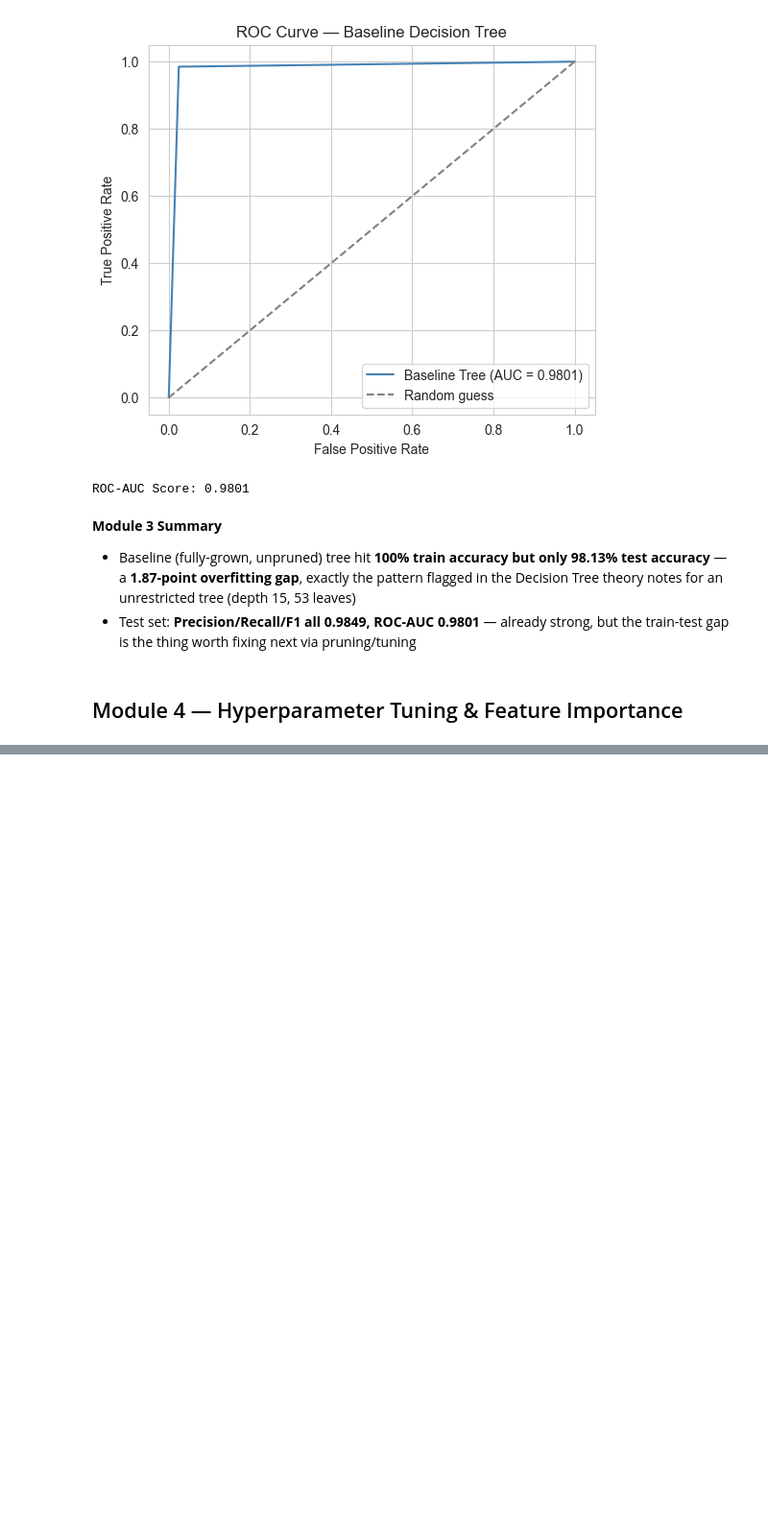
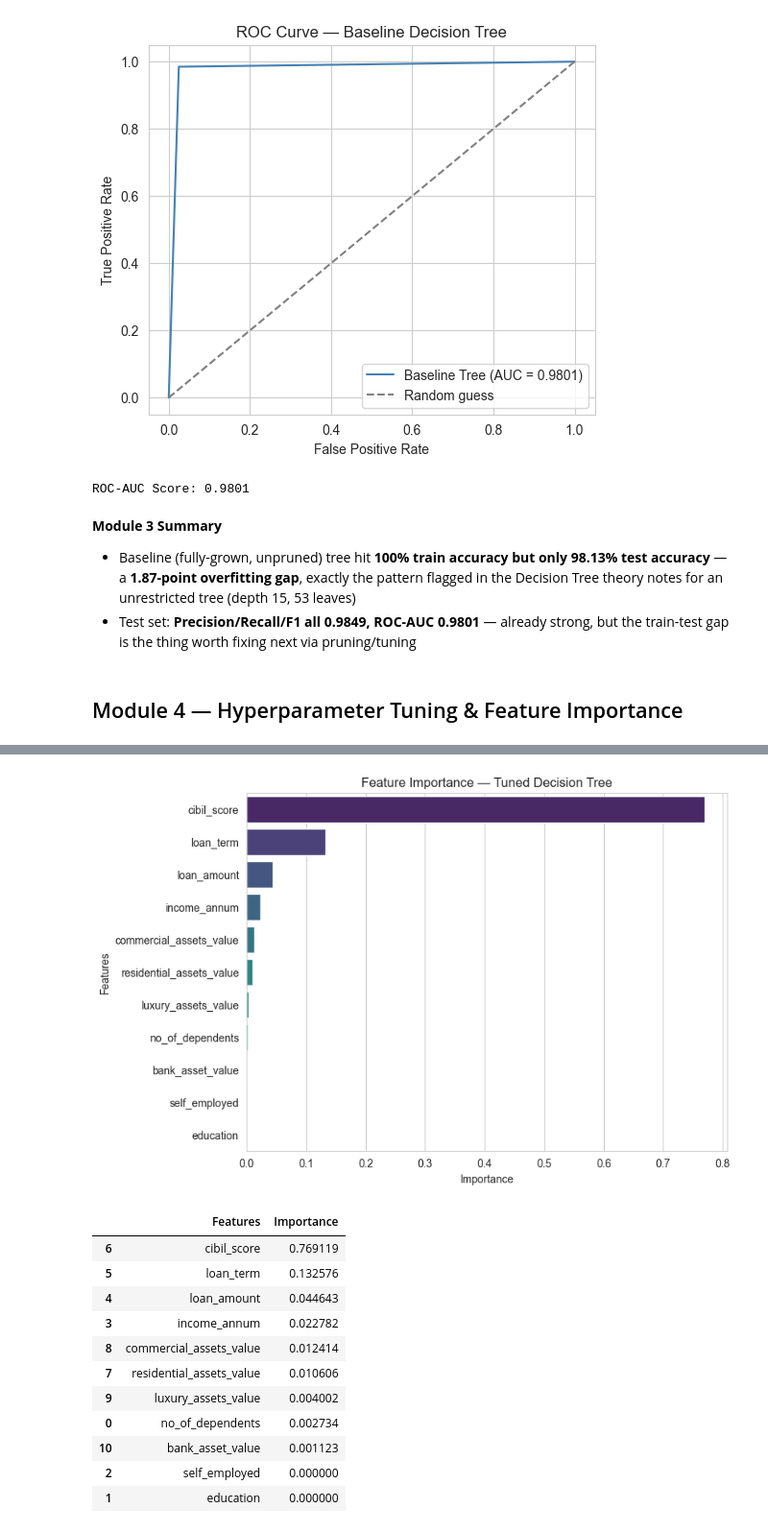
Before and after one commit to Shreyashs-dg/decision-tree-loan-approval, a Jupyter notebook: notebooks/loan_approval_decision_tree.ipynb, the cells around one changed output, grey strips where cells are left out. Shown at 96% size. Drawn from its saved outputs; the diff is of its cells as text; code cells hidden in the pictures; blank space fills up the shorter version.

```diff
--- a/notebooks/loan_approval_decision_tree.ipynb
+++ b/notebooks/loan_approval_decision_tree.ipynb
@@ -320,0 +440,24 @@ ROC-AUC Score: 0.9801
+# %%
+importances = pd.DataFrame({'Features':X.columns,
+                            'Importance':tuned_model.feature_importances_ }).sort_values(by='Importance',ascending=False)
+plt.figure(figsize=(8,6))
+
+sns.barplot(data=importances,y='Features',x='Importance',hue='Features', palette='viridis',legend=False)
+plt.savefig('../images/feature importances.png',dpi=300)
+plt.title('Feature Importance — Tuned Decision Tree')
+plt.show()
+importances
+# %% [output]
+[figure, added]
+|  | Features | Importance |
+| 6 | cibil_score | 0.769119 |
+| 5 | loan_term | 0.132576 |
+| 4 | loan_amount | 0.044643 |
+| 3 | income_annum | 0.022782 |
+| 8 | commercial_assets_value | 0.012414 |
+| 7 | residential_assets_value | 0.010606 |
+| 9 | luxury_assets_value | 0.004002 |
+| 0 | no_of_dependents | 0.002734 |
+| 10 | bank_asset_value | 0.001123 |
+| 2 | self_employed | 0.000000 |
+| 1 | education | 0.000000 |
```
Also changed, not shown: parts of 9 cells of this notebook, 5 other files.
